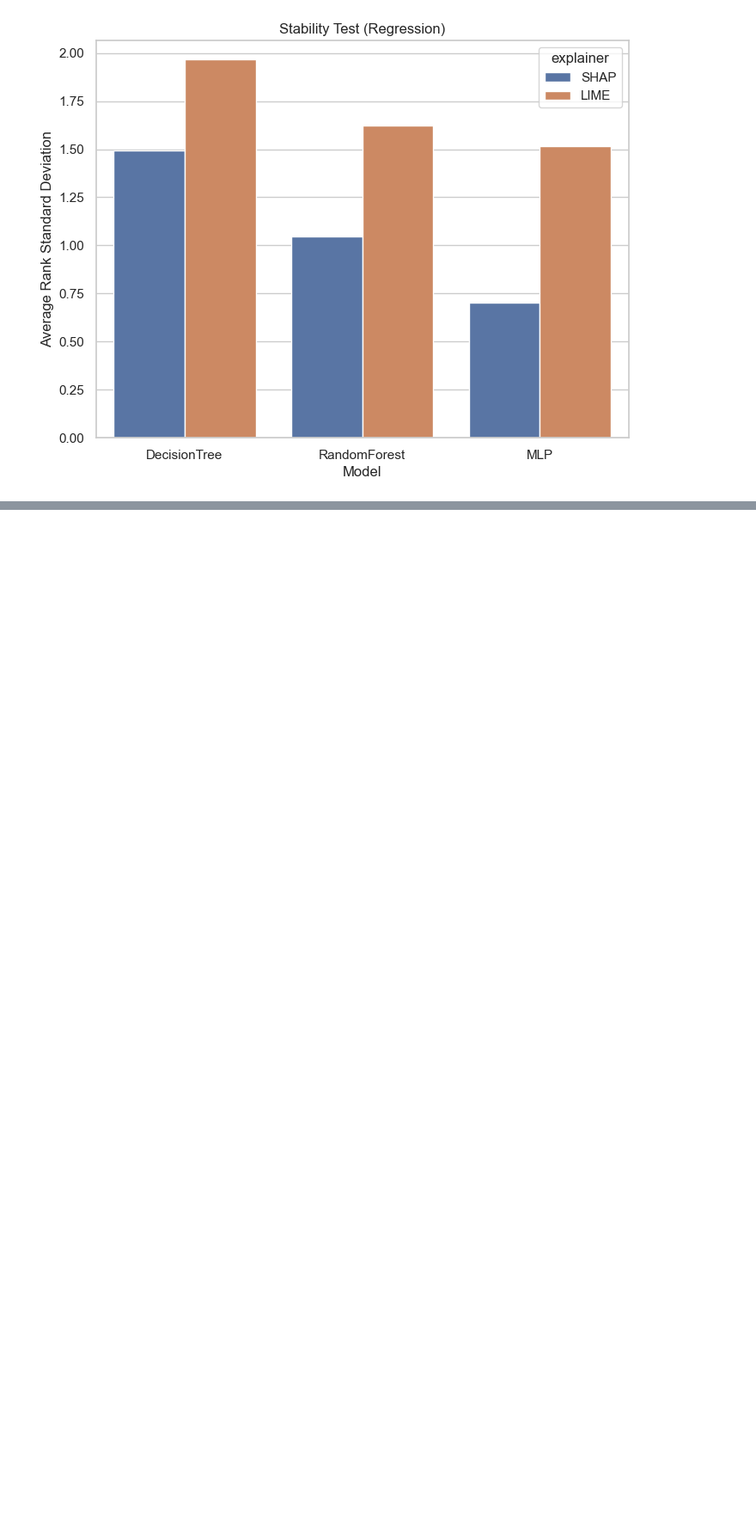
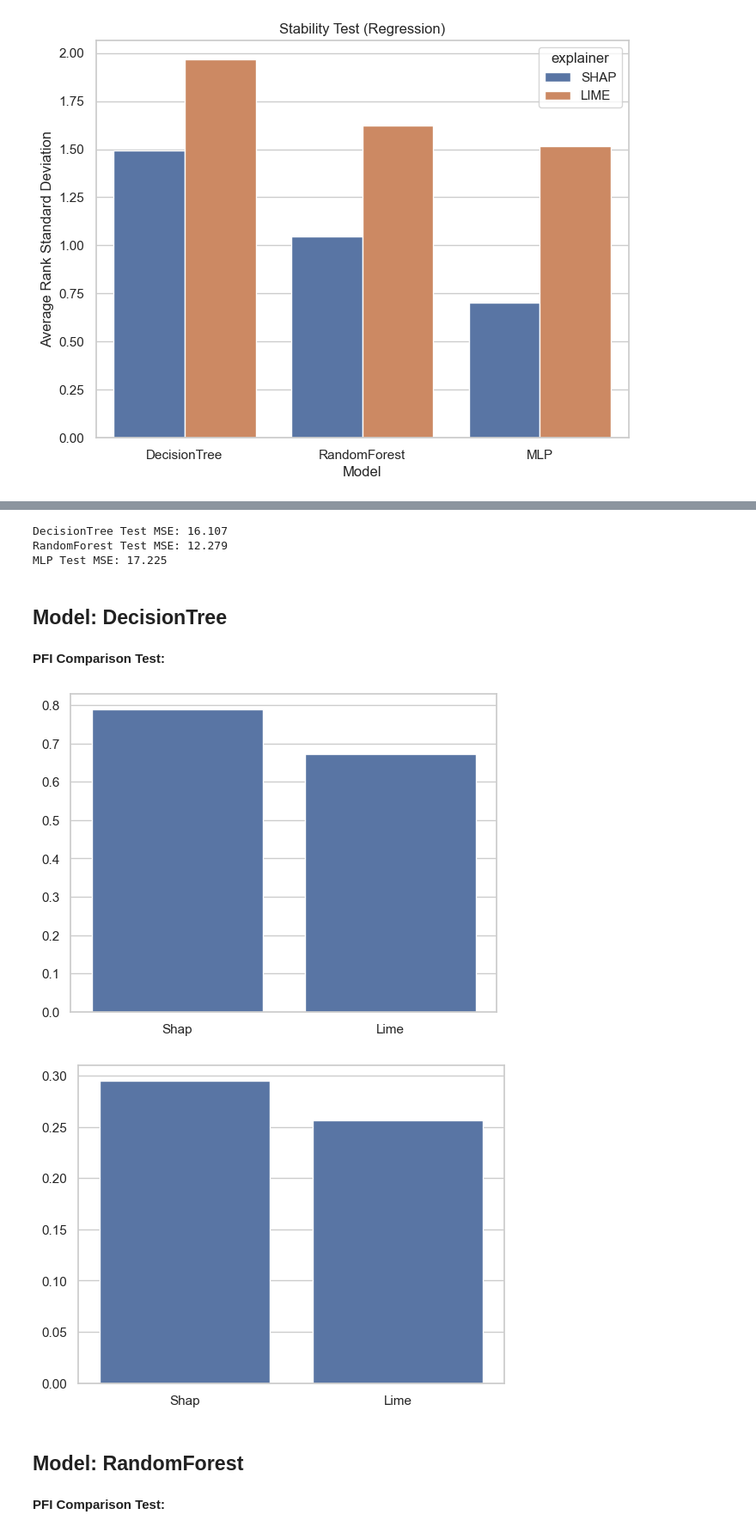
Before and after one commit to lorenzilipe/250-final-project, a Jupyter notebook: experiments.ipynb, the cells around one changed output, grey strips where cells are left out. Shown at 86% size. Cells and saved outputs as stored; diff of their text form; code cells hidden in the pictures; blank space fills up the shorter version.

```diff
--- a/experiments.ipynb
+++ b/experiments.ipynb
@@ -531,0 +663,72 @@ MLP Test MSE: 18.632
+# %%
+# Load dataset and train models
+X, y = load_housing()
+models, X_train, X_test, y_train, y_test = train_regression_models(X, y)
+
+# Sample 100 random test data points
+X_test = X_test.sample(100, random_state=RANDOM_STATE)
+y_test = y_test.loc[X_test.index]
+
+results = {
+    'model': [],
+    'explainer': [],
+    'pfi_comparison_kendalltau': [],
+    'pfi_comparison_spearmanr': []
+    }
+
+for name, model in models.items():
+    display(Markdown(f"## Model: **{name}**"))
+
+    # PFI Comparison Test
+    display(Markdown("**PFI Comparison Test:**"))
+    pfi_comparison_test_kendalltau, pfi_comparison_test_spearmanr = pfi_comparison_test(
+        name,
+        model,
+        X_train,
+        X_test,
+        y_test,
+        mode='regression',
+        background_frac=1.0
+        )
+    sns.barplot(x=['Shap', 'Lime'], y=[pfi_comparison_test_kendalltau['shap'].mean(), pfi_comparison_test_kendalltau['lime'].mean()])
+    plt.show()
+    sns.barplot(x=['Shap', 'Lime'], y=[pfi_comparison_test_spearmanr['shap'].mean(), pfi_comparison_test_spearmanr['lime'].mean()])
+    plt.show()
+
+    results['model'].append(name)
+    results['explainer'].append('SHAP')
+    results['pfi_comparison_kendalltau'].append(pfi_comparison_test_kendalltau['shap'].mean())
+    results['pfi_comparison_spearmanr'].append(pfi_comparison_test_spearmanr['shap'].mean())
+
+    results['model'].append(name)
+    results['explainer'].append('LIME')
+    results['pfi_comparison_kendalltau'].append(pfi_comparison_test_kendalltau['lime'].mean())
+    results['pfi_comparison_spearmanr'].append(pfi_comparison_test_spearmanr['lime'].mean())
+
+df = pd.DataFrame(results)
+
+sns.set_theme(style="whitegrid")
+plt.figure(figsize=(8, 6))
+sns.barplot(data=df, x='model', y='pfi_comparison_kendalltau', hue='explainer')
+plt.title("PFI Comparison Test - Kendall Tau Distance (Regression)")
+plt.xlabel("Model")
+plt.ylabel("Average Kendall Tau Distance")
+plt.show()
+
+sns.set_theme(style="whitegrid")
+plt.figure(figsize=(8, 6))
+sns.barplot(data=df, x='model', y='pfi_comparison_spearmanr', hue='explainer')
+plt.title("PFI Comparison Test - Spearman R (Regression)")
+plt.xlabel("Model")
+plt.ylabel("Average Spearman R")
+plt.show()
+# %% [output]
+DecisionTree Test MSE: 16.107
+RandomForest Test MSE: 12.279
+MLP Test MSE: 17.225
+## Model: **DecisionTree**
+**PFI Comparison Test:**
+[figure, added]
+[figure, added]
+## Model: **RandomForest**
+**PFI Comparison Test:**
```
Also changed, not shown: parts of 7 cells of this notebook.
